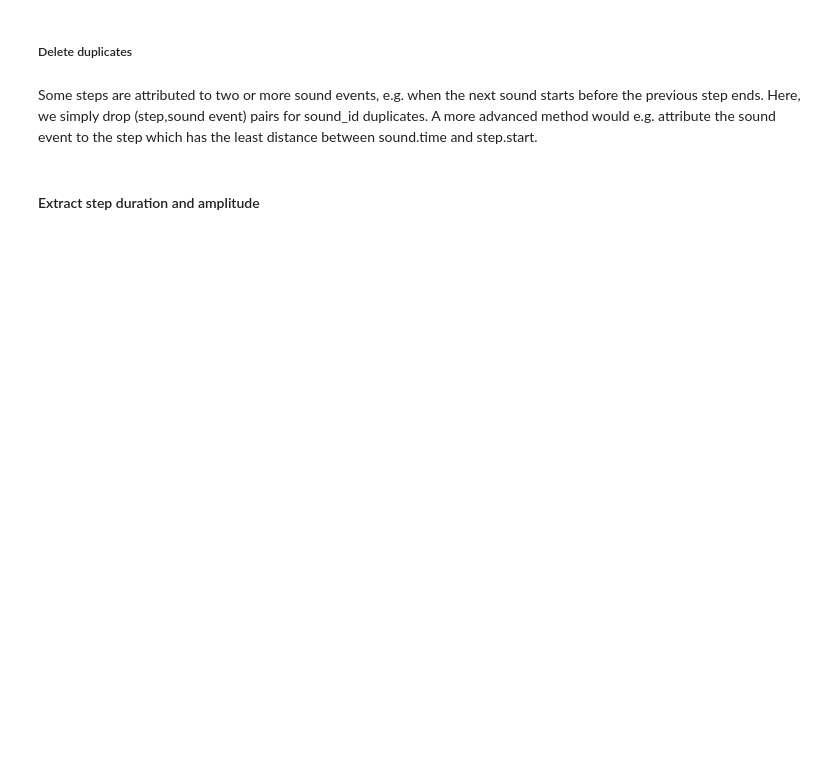
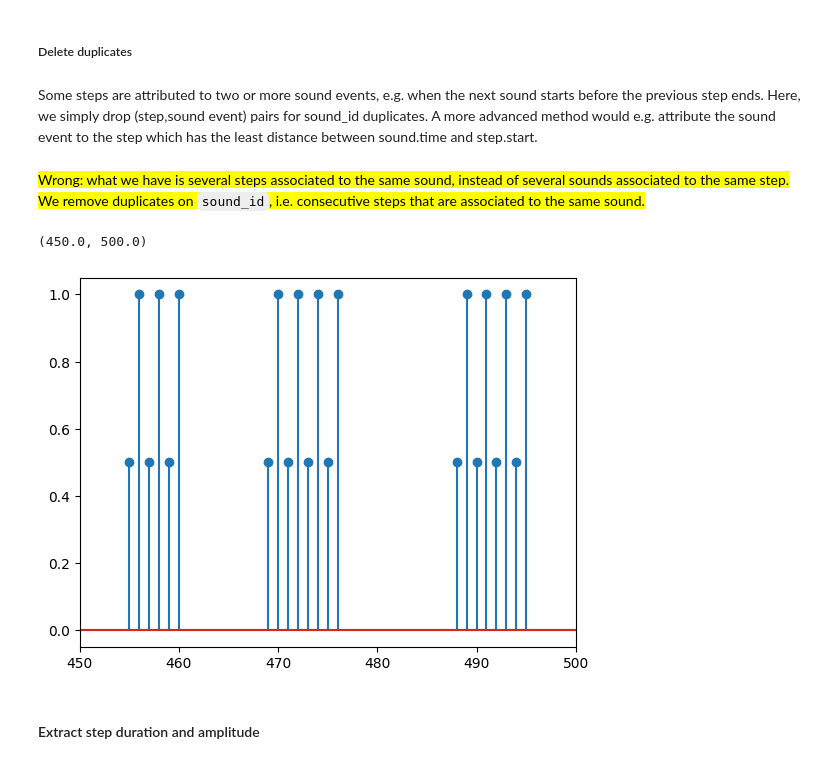
Before and after one commit to creamlab/treadmill, a Jupyter notebook: analysis/analysis.ipynb, the cells around one changed output. Drawn from its saved outputs; the diff is of its cells as text; code cells hidden in the pictures; blank space fills up the shorter version.

Commit message:
started step phase analysis

```diff
--- a/analysis/analysis.ipynb
+++ b/analysis/analysis.ipynb
@@ -563,4 +607,6 @@ merged_data = merge_step_data_with_sounds(step_data,sound_data)
 ##### Delete duplicates
 # %% [markdown]
 Some steps are attributed to two or more sound events, e.g. when the next sound starts before the previous step ends. Here, we simply drop (step,sound event) pairs for sound_id duplicates. A more advanced method would e.g. attribute the sound event to the step which has the least distance between sound.time and step.start.
+# %% [markdown]
+<mark> Wrong: what we have is several steps associated to the same sound, instead of several sounds associated to the same step.  We remove duplicates on `sound_id`, i.e. consecutive steps that are associated to the same sound.
 # %%
@@ -582,3 +631,11 @@ merged_data.drop_duplicates(subset ="sound_id", keep = False, inplace=True)
+# %%
+for index, step in enumerate(['left','right']):
+    steps = duplicates[(duplicates.foot==step)].index.to_list()
+    plt.stem(steps, 0.5*(index+1)*np.ones(len(steps)))
+plt.xlim([450,500])
+# %% [output]
+(450.0, 500.0)
+[figure, added]
 # %% [markdown]
 #### Extract step duration and amplitude
 # %%
```
Also changed, not shown: parts of 46 cells of this notebook.
